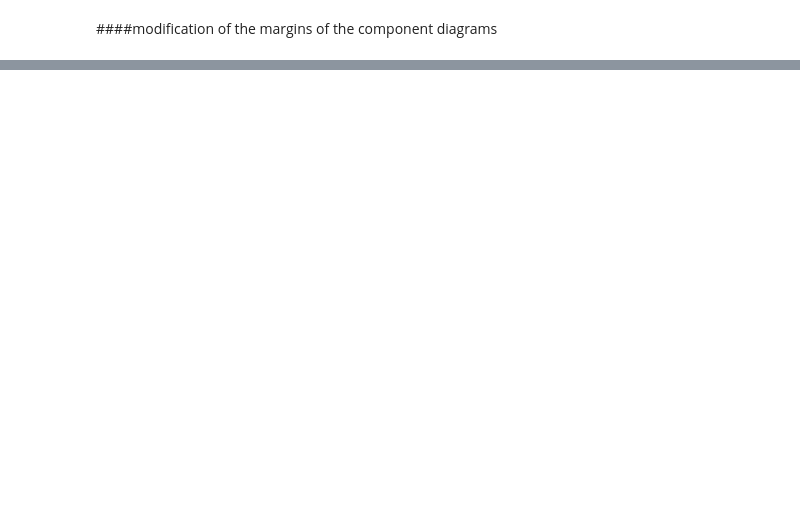
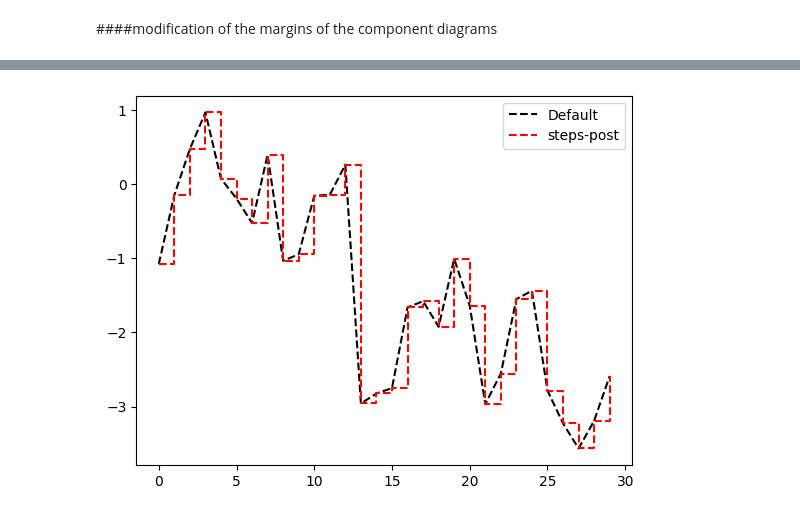
Before and after one commit to davidofitaly/notes_03_python_in_data_analysis, a Jupyter notebook: 06_graphs_and_data_visualisation.ipynb, the cells around one changed output, grey strips where cells are left out. Drawn from its saved outputs; the diff is of its cells as text; code cells hidden in the pictures; blank space fills up the shorter version.

```diff
--- a/06_graphs_and_data_visualisation.ipynb
+++ b/06_graphs_and_data_visualisation.ipynb
@@ -52,0 +59,14 @@ fig.subplots_adjust(wspace=0, hspace=0)
+# %%
+# Generate cumulative sum of 30 random standard normal values
+data = np.random.standard_normal(30).cumsum()
+
+# Plot a dashed black line (default drawing style)
+plt.plot(data, color='black', linestyle='dashed', label='Default')
+
+# Plot the same data with 'steps-post' drawing style in red
+plt.plot(data, color='red', linestyle='dashed', drawstyle='steps-post', label='steps-post')
+
+# Add a legend to distinguish the plots
+plt.legend();
+# %% [output]
+[figure, added]
```
Also changed, not shown: parts of 11 cells of this notebook.
